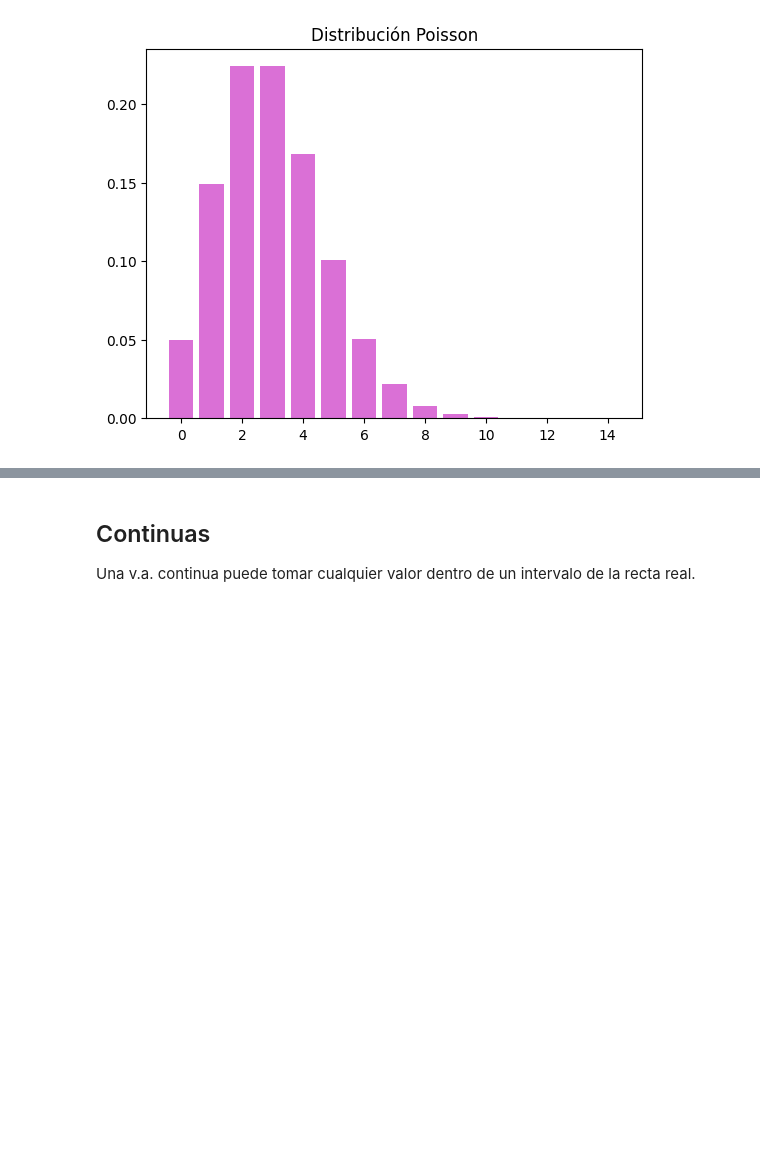
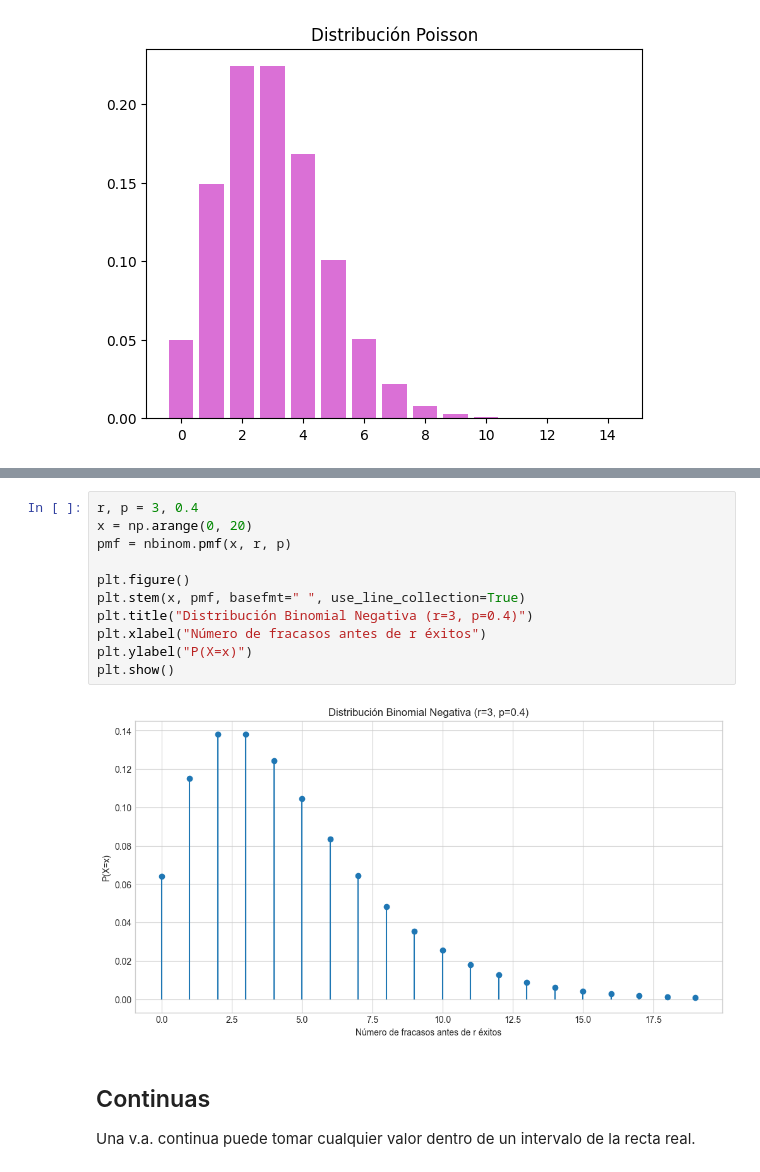
Before and after one commit to UrsulaUribeP/Modulo-II, a Jupyter notebook: 2_Variables_Aleatorias.ipynb, the cells around one changed output, grey strips where cells are left out. Cells and saved outputs as stored; diff of their text form; blank space fills up the shorter version.

```diff
--- a/2_Variables_Aleatorias.ipynb
+++ b/2_Variables_Aleatorias.ipynb
@@ -122,3 +179,16 @@ plt.show()
+# %%
+r, p = 3, 0.4
+x = np.arange(0, 20)
+pmf = nbinom.pmf(x, r, p)
+
+plt.figure()
+plt.stem(x, pmf, basefmt=" ", use_line_collection=True)
+plt.title("Distribución Binomial Negativa (r=3, p=0.4)")
+plt.xlabel("Número de fracasos antes de r éxitos")
+plt.ylabel("P(X=x)")
+plt.show()
+# %% [output]
+[figure, added]
 # %% [markdown]
 ## Continuas
 
```
Also changed, not shown: parts of 6 cells of this notebook.
